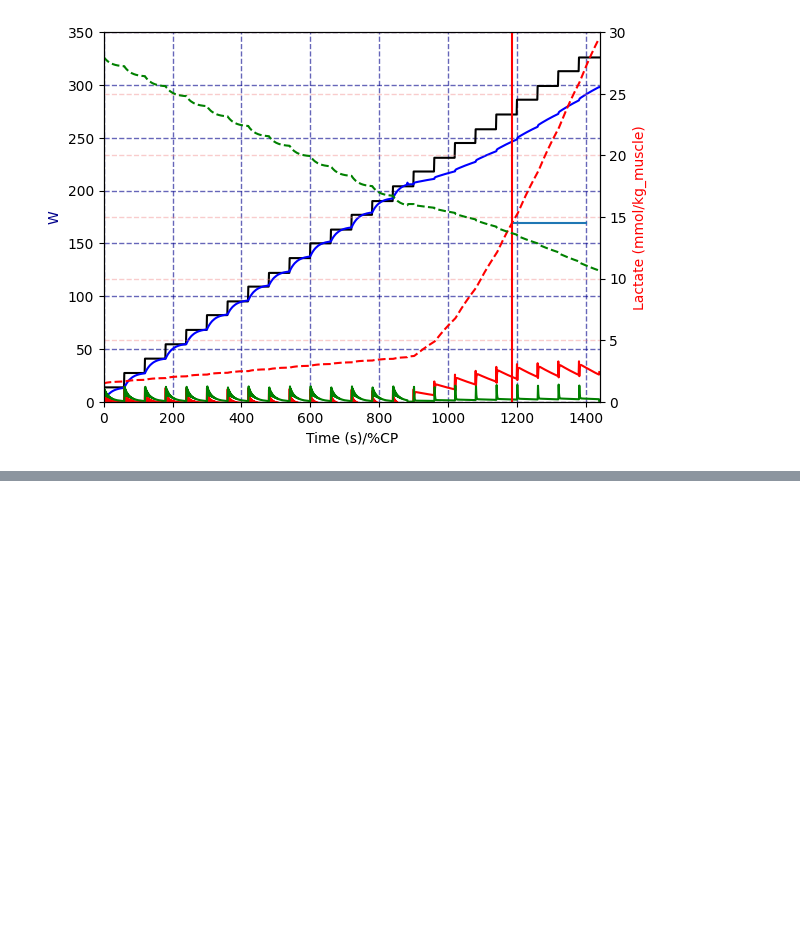
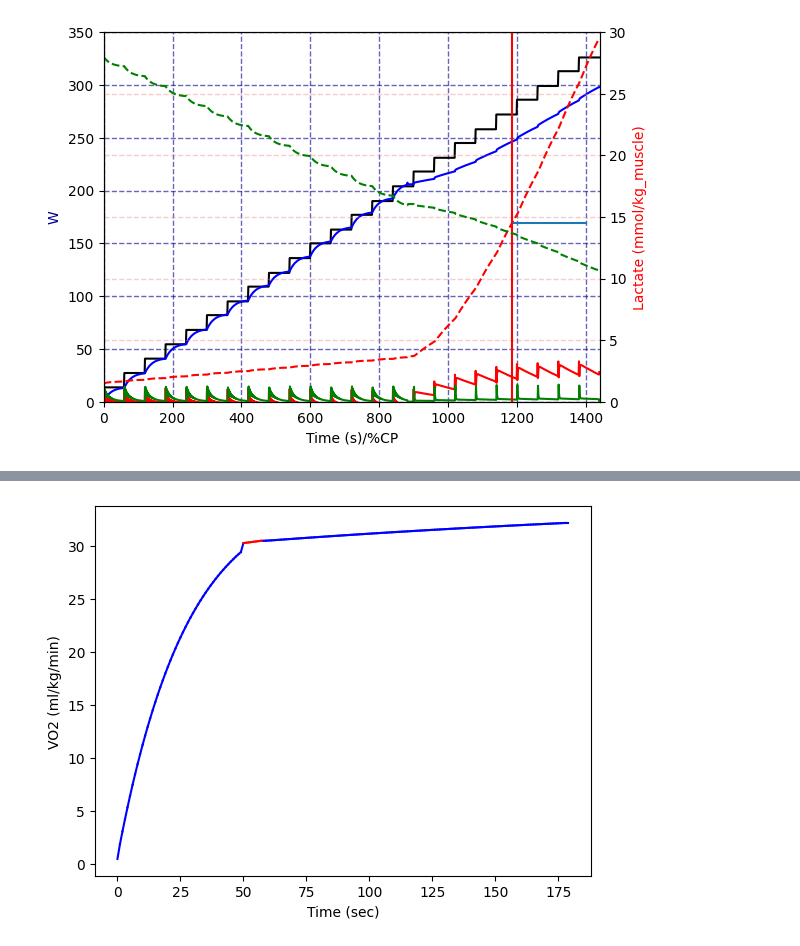
Before and after one commit to Emberflurry/Boillet_DT_Sim_v1, a Jupyter notebook: DifEq_testcenter1 (1).ipynb, the cells around one changed output, grey strips where cells are left out. Saved outputs shown, nothing was run; the diff lists cells and outputs as text; code cells hidden in the pictures; blank space fills up the shorter version.

```diff
--- a/DifEq_testcenter1 (1).ipynb
+++ b/DifEq_testcenter1 (1).ipynb
@@ -712,0 +892,41 @@ Text(0.5, 1.0, 'Pmec:[295, 295, 295, 295, 295, 295, 295]for60s ea')
+# %%
+# TESTING VO2 DISCONT/ANOM SMOOTHER
+vo2_lo_copy = vo2_lo[2].copy()
+i = 0
+jumpthresh = 2
+adjustedpoints = set()
+while i <= (len(vo2_lo_copy)-2):
+    if np.abs(- vo2_lo_copy[i] + vo2_lo_copy[i+1]) > jumpthresh:
+      timejump = 7 # 6 too low, 9 too hig fs
+      cur = vo2_lo_copy[i]
+      targ = vo2_lo_copy[i+timejump]
+      slope = (targ - cur) / timejump
+      p1 = cur + slope*1
+      p2 = cur + slope*2
+      p3 = cur + slope*3
+      p4 = cur + slope*4
+      p5 = cur + slope*5
+      p6 = cur + slope*6
+      p7 = cur + slope*7
+      vo2_lo_copy[i+1] = p1
+      vo2_lo_copy[i+2] = p2
+      vo2_lo_copy[i+3] = p3
+      vo2_lo_copy[i+4] = p4
+      vo2_lo_copy[i+5] = p5
+      vo2_lo_copy[i+6] = p6
+      vo2_lo_copy[i+7] = p7
+      adjustedpoints.update([i,i+1,i+2,i+3,i+4,i+5,i+6,i+7])
+      i+=timejump
+    else:
+      i +=1
+
+#HOLY CRAP IT WORKS
+
+for i in range(len(vo2_lo_copy) - 1):
+    color = 'red' if i in adjustedpoints else 'blue'
+    plt.plot([i, i + 1], [vo2_lo_copy[i], vo2_lo_copy[i + 1]], color=color)
+plt.xlabel("Time (sec)")
+plt.ylabel("VO2 (ml/kg/min)")
+plt.show()
+# %% [output]
+[figure, added]
```
Also changed, not shown: parts of 13 cells of this notebook.
